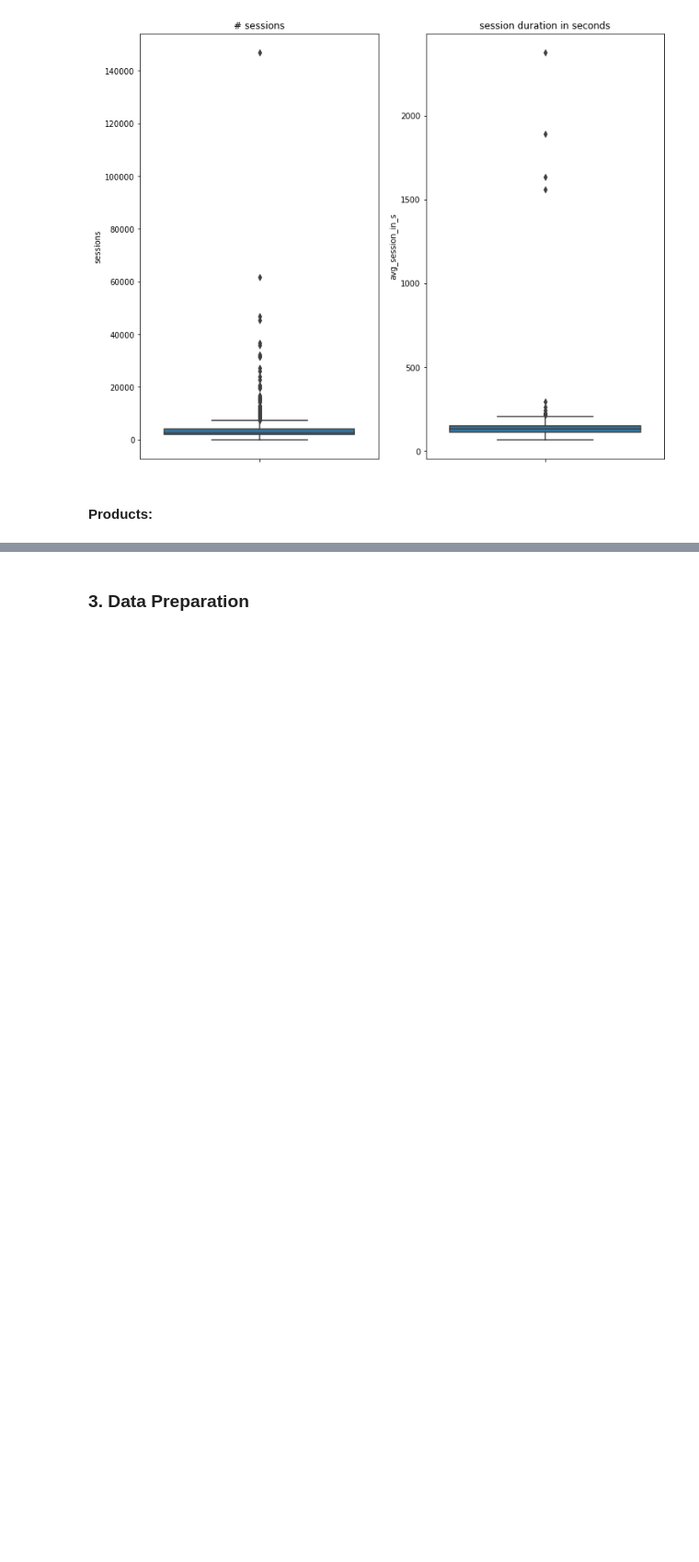
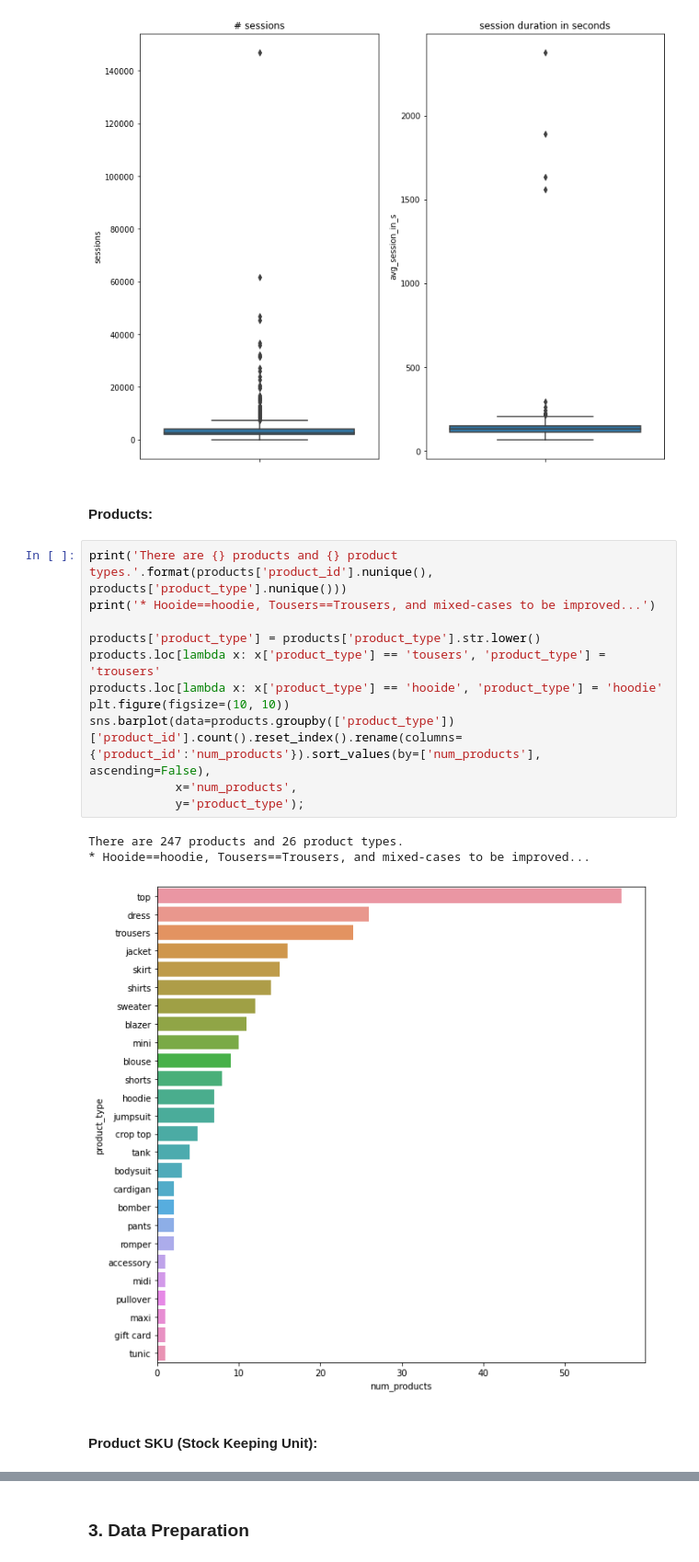
Before and after one commit to ryq99/Use_Case_Backlogs, a Jupyter notebook: ecommerce-project.ipynb, the cells around one changed output, grey strips where cells are left out. Shown at 92% size. Drawn from its saved outputs; the diff is of its cells as text; blank space fills up the shorter version.

Commit message:
update product - sku - price analysis

```diff
--- a/ecommerce-project.ipynb
+++ b/ecommerce-project.ipynb
@@ -169,4 +169,21 @@ Median. of daily average session in seconds = 132.607292539816
 [figure]
 # %% [markdown]
 #### Products:
+# %%
+print('There are {} products and {} product types.'.format(products['product_id'].nunique(), products['product_type'].nunique()))
+print('* Hooide==hoodie, Tousers==Trousers, and mixed-cases to be improved...')
+
+products['product_type'] = products['product_type'].str.lower()
+products.loc[lambda x: x['product_type'] == 'tousers', 'product_type'] = 'trousers'
+products.loc[lambda x: x['product_type'] == 'hooide', 'product_type'] = 'hoodie'
+plt.figure(figsize=(10, 10))
+sns.barplot(data=products.groupby(['product_type'])['product_id'].count().reset_index().rename(columns={'product_id':'num_products'}).sort_values(by=['num_products'], ascending=False),
+            x='num_products',
+            y='product_type');
+# %% [output]
+There are 247 products and 26 product types.
+* Hooide==hoodie, Tousers==Trousers, and mixed-cases to be improved...
+[figure, added]
+# %% [markdown]
+#### Product SKU (Stock Keeping Unit):
 # %%
```
Also changed, not shown: parts of 3 cells of this notebook.
